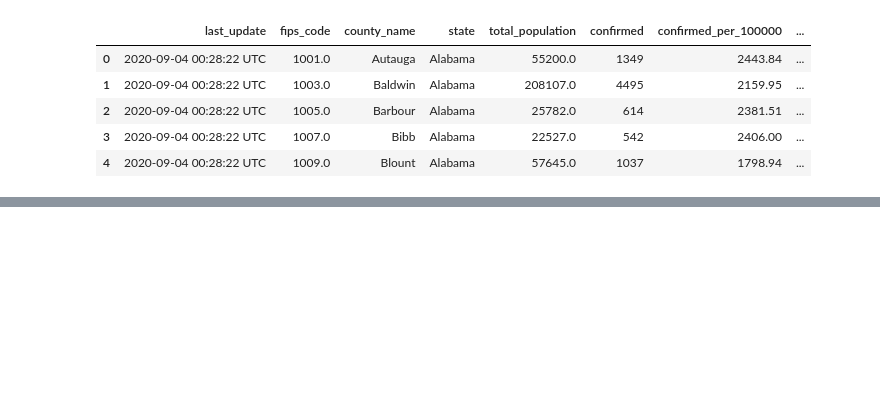
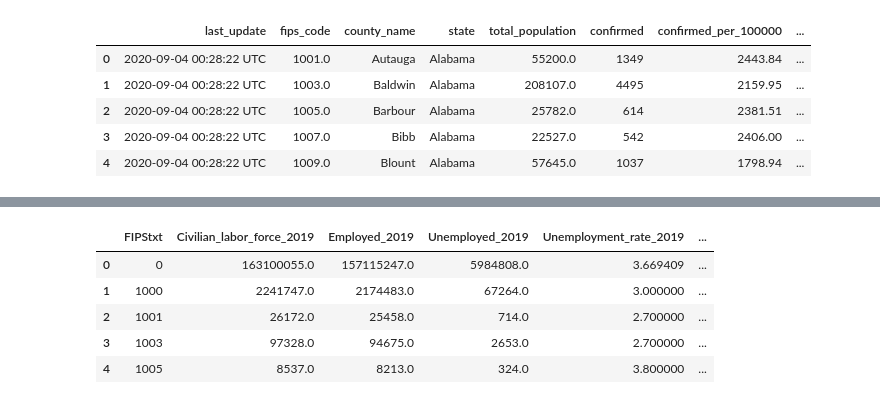
Before and after one commit to daviddamon/ETL-Project, a Jupyter notebook: etl.ipynb, the cells around one changed output, grey strips where cells are left out. Cells and saved outputs as stored; diff of their text form; code cells hidden in the pictures; blank space fills up the shorter version.

```diff
--- a/etl.ipynb
+++ b/etl.ipynb
@@ -111,0 +160,18 @@ new_cases_df.head()
+# %%
+# create new data frame with select columns
+new_unemployment_df = unemployment_df[['FIPStxt',
+                                       'Civilian_labor_force_2019',
+                                       'Employed_2019',
+                                       'Unemployed_2019',
+                                       'Unemployment_rate_2019',
+                                       'Median_Household_Income_2018',
+                                       'Med_HH_Income_Percent_of_State_Total_2018']
+                                     ].copy()
+new_unemployment_df.head()
+# %% [output]
+|  | FIPStxt | Civilian_labor_force_2019 | Employed_2019 | Unemployed_2019 | Unemployment_rate_2019 | ... |
+| 0 | 0 | 163100055.0 | 157115247.0 | 5984808.0 | 3.669409 | ... |
+| 1 | 1000 | 2241747.0 | 2174483.0 | 67264.0 | 3.000000 | ... |
+| 2 | 1001 | 26172.0 | 25458.0 | 714.0 | 2.700000 | ... |
+| 3 | 1003 | 97328.0 | 94675.0 | 2653.0 | 2.700000 | ... |
+| 4 | 1005 | 8537.0 | 8213.0 | 324.0 | 3.800000 | ... |
```
Also changed, not shown: parts of 22 cells of this notebook, 1 other file.
